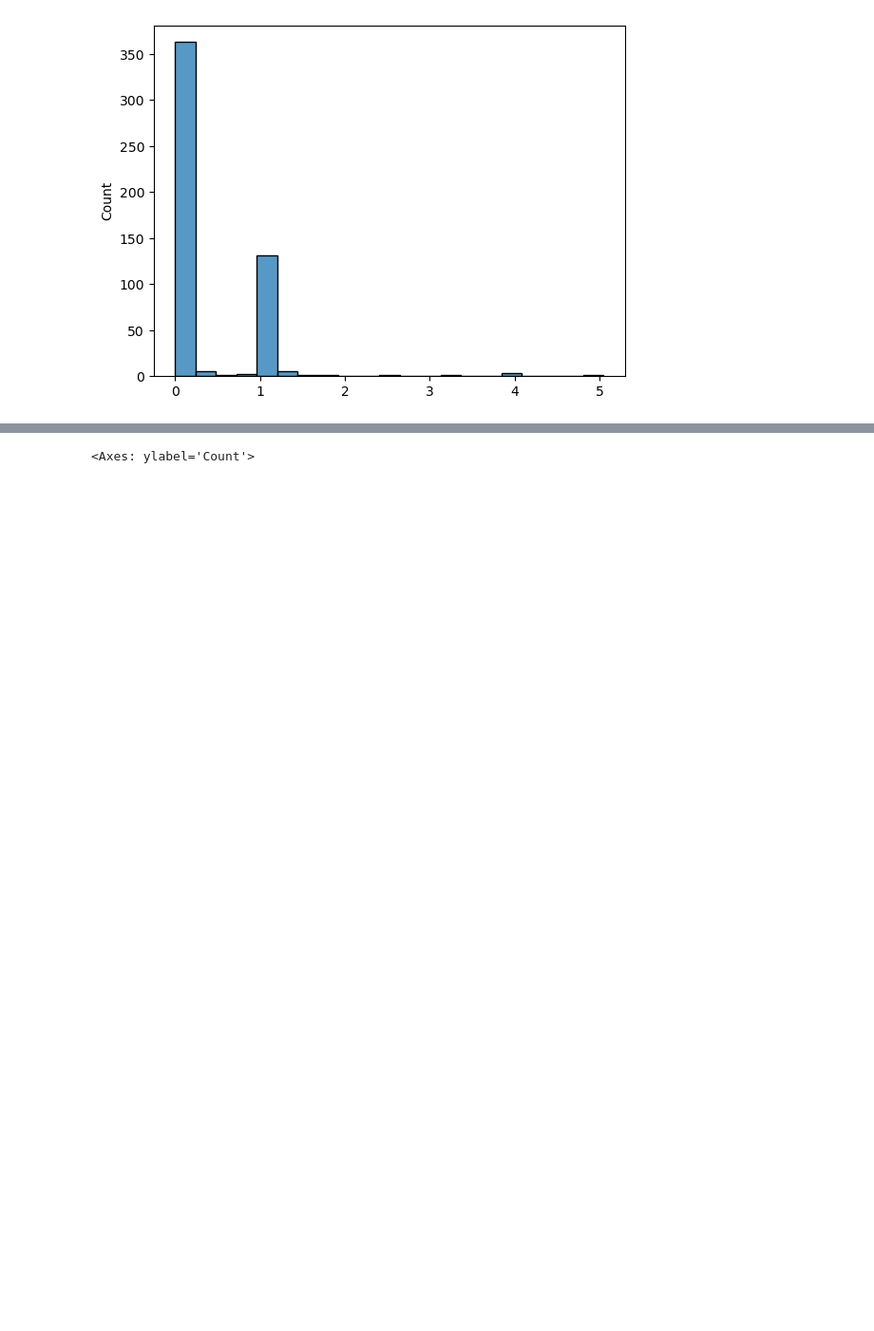
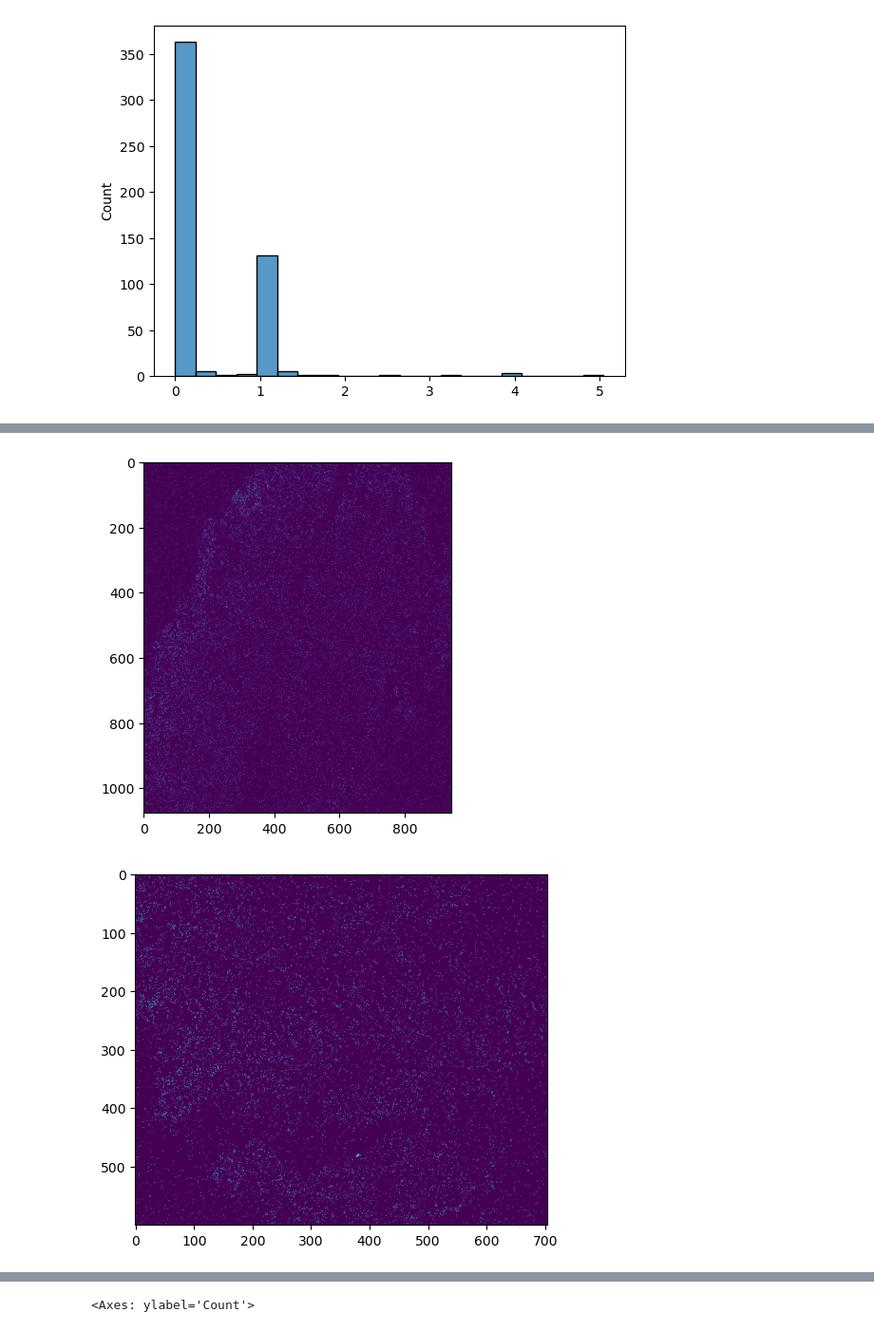
Before and after one commit to Schumacher-group/IMC_TNBC_analysis, a Jupyter notebook: explorative_analysis/find_Carboplatin.ipynb, the cells around one changed output, grey strips where cells are left out. Shown at 95% size. Saved outputs shown, nothing was run; the diff lists cells and outputs as text; code cells hidden in the pictures; blank space fills up the shorter version.

```diff
--- a/explorative_analysis/find_Carboplatin.ipynb
+++ b/explorative_analysis/find_Carboplatin.ipynb
@@ -76,0 +102,11 @@ thr
+# %%
+a = ['/home/giuseppe/devices/Delta_Tissue/IMC/split_channels_nohpf/Leap004_'+str(file)+'/Carboplatin.tiff' for file in [14,15,16]]
+for file in a:
+    plt.figure()
+    img = skimage.io.imread(file)
+    data[file.lstrip('/home/giuseppe/devices/Delta_Tissue/IMC/split_channels_nohpf/').rstrip('/Carboplatin.tiff')] = img.reshape(-1)
+
+    plt.imshow(skimage.exposure.equalize_hist(img))
+# %% [output]
+[figure, added]
+[figure, added]
```
Also changed, not shown: parts of 4 cells of this notebook, 4 other files.
